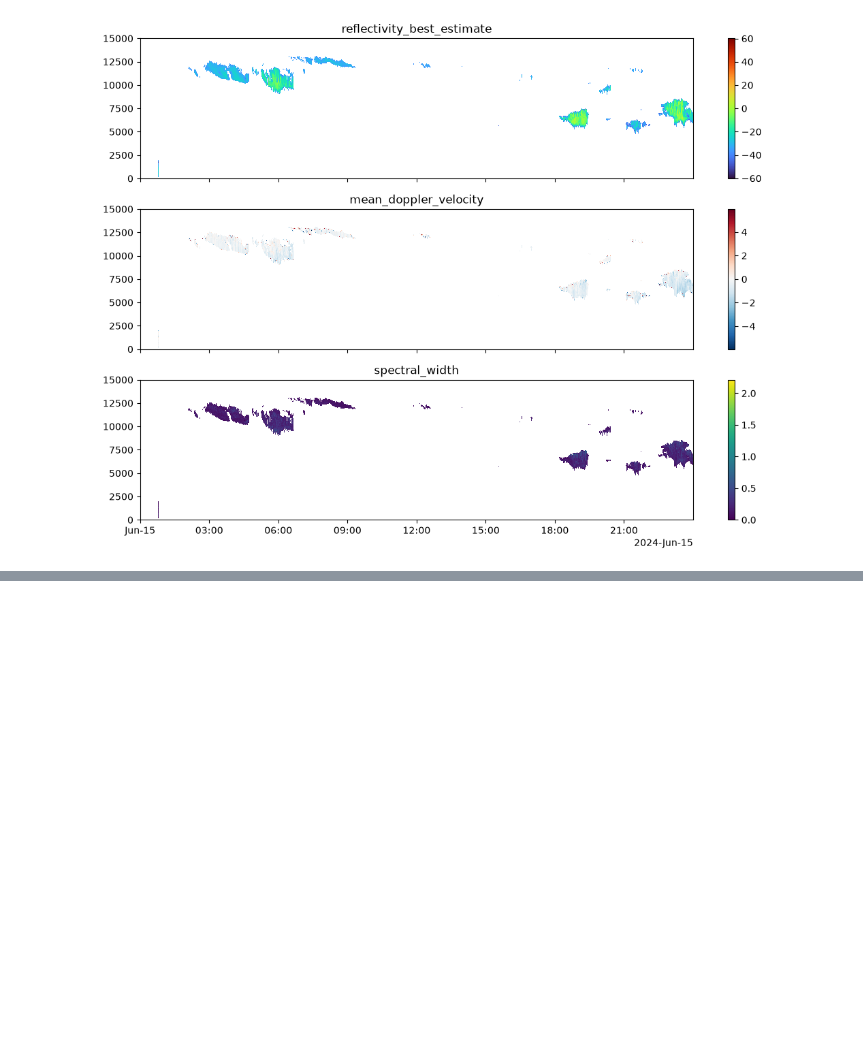
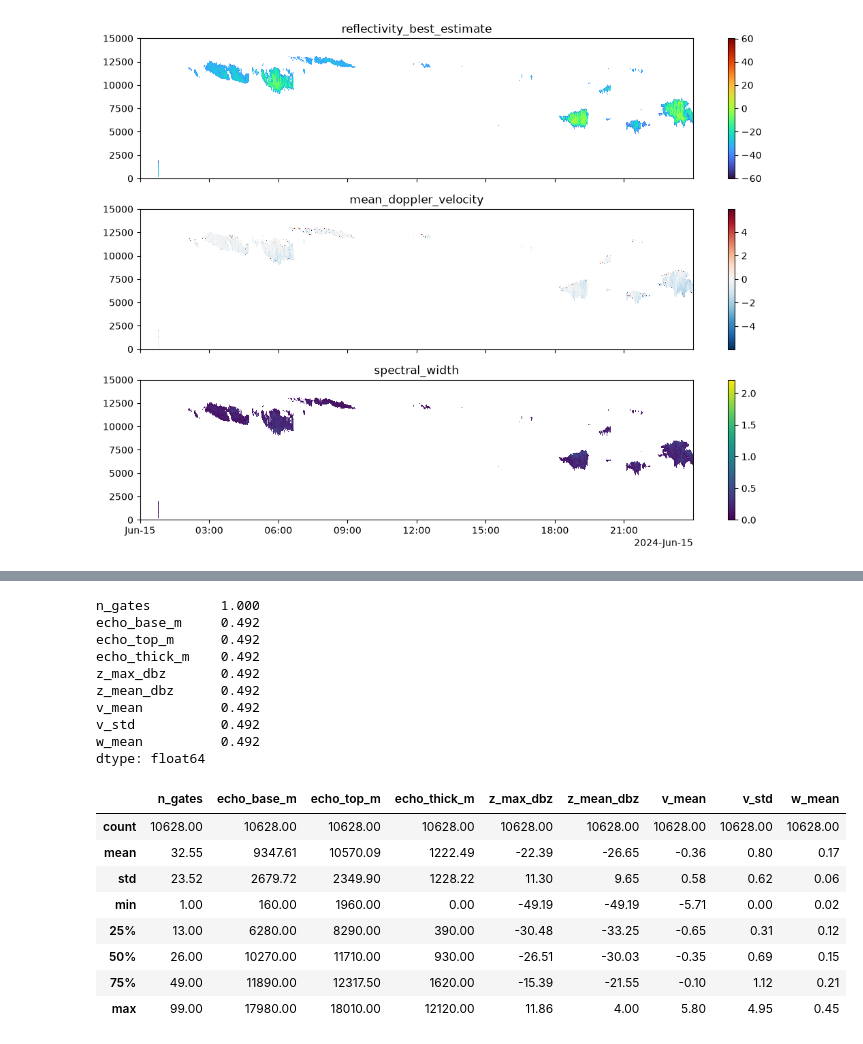
Before and after one commit to alecpblevins/ARM_Cloud_Modeling, a Jupyter notebook: notebooks/11_radar_profiles.ipynb, the cells around one changed output, grey strips where cells are left out. Saved outputs shown, nothing was run; the diff lists cells and outputs as text; code cells hidden in the pictures; blank space fills up the shorter version.

```diff
--- a/notebooks/11_radar_profiles.ipynb
+++ b/notebooks/11_radar_profiles.ipynb
@@ -70,3 +70,15 @@ ds_state = q.cloud_layer_base_height.isel(layer=0) if "layer" in q.cloud_layer_b
 plt.tight_layout(); plt.show()
 # %% [output]
 [figure]
+# %%
+# Masks and coverage seem identical. Lets confirm.
+RAD3 = RADAR[:3] # Take the first three radar variables (refl, doppler, width)
+ok = {k: q[k].notnull() for k in RAD3} # Dictionary of boolean masks indicating non-null values for each radar variable
+print("identical masks (refl vs doppler, refl vs width):",
+      bool((ok[RAD3[0]] == ok[RAD3[1]]).all()), bool((ok[RAD3[0]] == ok[RAD3[2]]).all()))
+
+cloudy = (q.cloud_layer_base_height >= 0).any("layer")          # 4 s samples with a reported cloud layer
+echo = ok[RAD3[0]].any("height")                                # 4 s samples with at least one usable radar gate
+print(f"cloudy samples: {int(cloudy.sum())}   with radar echo: {int((cloudy & echo).sum())}   "
+      f"coverage: {float((cloudy & echo).sum() / max(cloudy.sum(), 1)):.3f}")
+print(f"echo but no cloud layer: {int((echo & ~cloudy).sum())}")
@@ -72,0 +102,43 @@ plt.tight_layout(); plt.show()
+# %%
+#Helper function to summarize radar profiles with features above.
+def profile_summaries(q):
+    z, v, w, h = q.reflectivity_best_estimate, q.mean_doppler_velocity, q.spectral_width, q.height # Assign radar variables to local variables for convenience
+    ok = z.notnull() # Boolean mask indicating non-null reflectivity values
+    out = pd.DataFrame(index=pd.DatetimeIndex(q.time.values))
+    out["n_gates"] = ok.sum("height").values
+    out["echo_base_m"] = h.where(ok).min("height").values
+    out["echo_top_m"] = h.where(ok).max("height").values
+    out["echo_thick_m"] = out.echo_top_m - out.echo_base_m
+    out["z_max_dbz"] = z.max("height").values
+    out["z_mean_dbz"] = (10 * np.log10((10 ** (z / 10)).mean("height"))).values # Mean reflectivity in dBZ
+    out["v_mean"] = v.mean("height").values
+    out["v_std"] = v.std("height").values # Standard deviation of Doppler velocity
+    out["w_mean"] = w.mean("height").values # Mean spectral width
+    return out
+
+import warnings
+with warnings.catch_warnings():
+    warnings.simplefilter("ignore", RuntimeWarning)      # all-empty columns give NaN on purpose
+    prof = profile_summaries(q)
+print(prof.notna().mean().round(3))
+display(prof.dropna().describe().round(2))
+# %% [output]
+n_gates         1.000
+echo_base_m     0.492
+echo_top_m      0.492
+echo_thick_m    0.492
+z_max_dbz       0.492
+z_mean_dbz      0.492
+v_mean          0.492
+v_std           0.492
+w_mean          0.492
+dtype: float64
+|  | n_gates | echo_base_m | echo_top_m | echo_thick_m | z_max_dbz | z_mean_dbz | v_mean | v_std | w_mean |
+| count | 10628.00 | 10628.00 | 10628.00 | 10628.00 | 10628.00 | 10628.00 | 10628.00 | 10628.00 | 10628.00 |
+| mean | 32.55 | 9347.61 | 10570.09 | 1222.49 | -22.39 | -26.65 | -0.36 | 0.80 | 0.17 |
+| std | 23.52 | 2679.72 | 2349.90 | 1228.22 | 11.30 | 9.65 | 0.58 | 0.62 | 0.06 |
+| min | 1.00 | 160.00 | 1960.00 | 0.00 | -49.19 | -49.19 | -5.71 | 0.00 | 0.02 |
+| 25% | 13.00 | 6280.00 | 8290.00 | 390.00 | -30.48 | -33.25 | -0.65 | 0.31 | 0.12 |
+| 50% | 26.00 | 10270.00 | 11710.00 | 930.00 | -26.51 | -30.03 | -0.35 | 0.69 | 0.15 |
+| 75% | 49.00 | 11890.00 | 12317.50 | 1620.00 | -15.39 | -21.55 | -0.10 | 1.12 | 0.21 |
+| max | 99.00 | 17980.00 | 18010.00 | 12120.00 | 11.86 | 4.00 | 5.80 | 4.95 | 0.45 |
```
Also changed, not shown: parts of 2 cells of this notebook.
